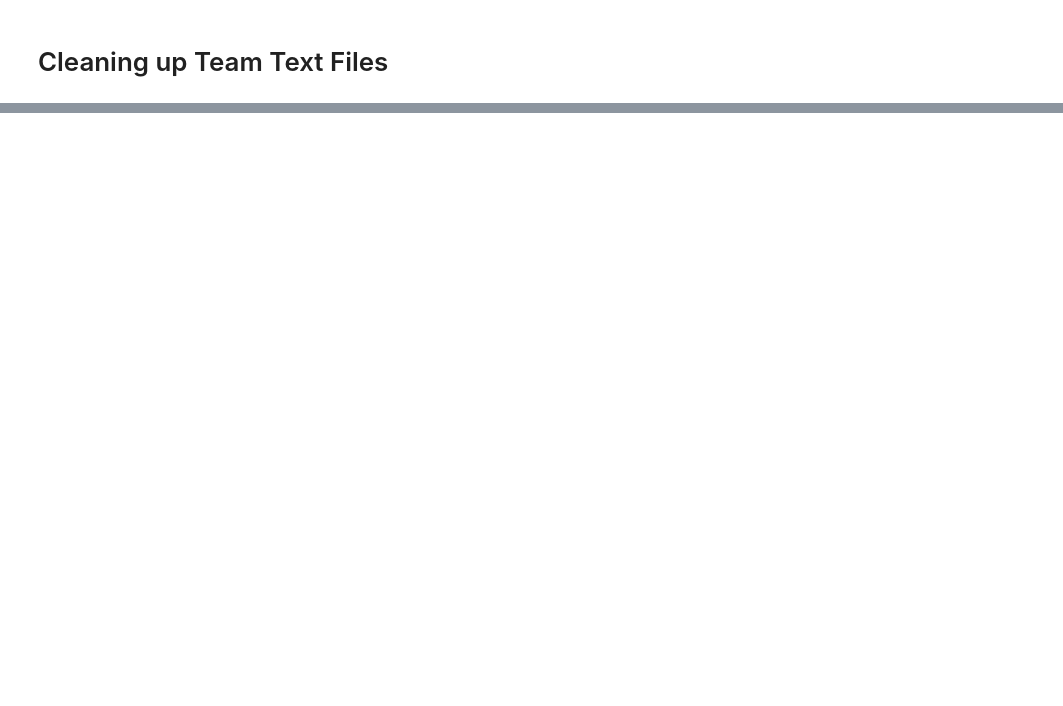
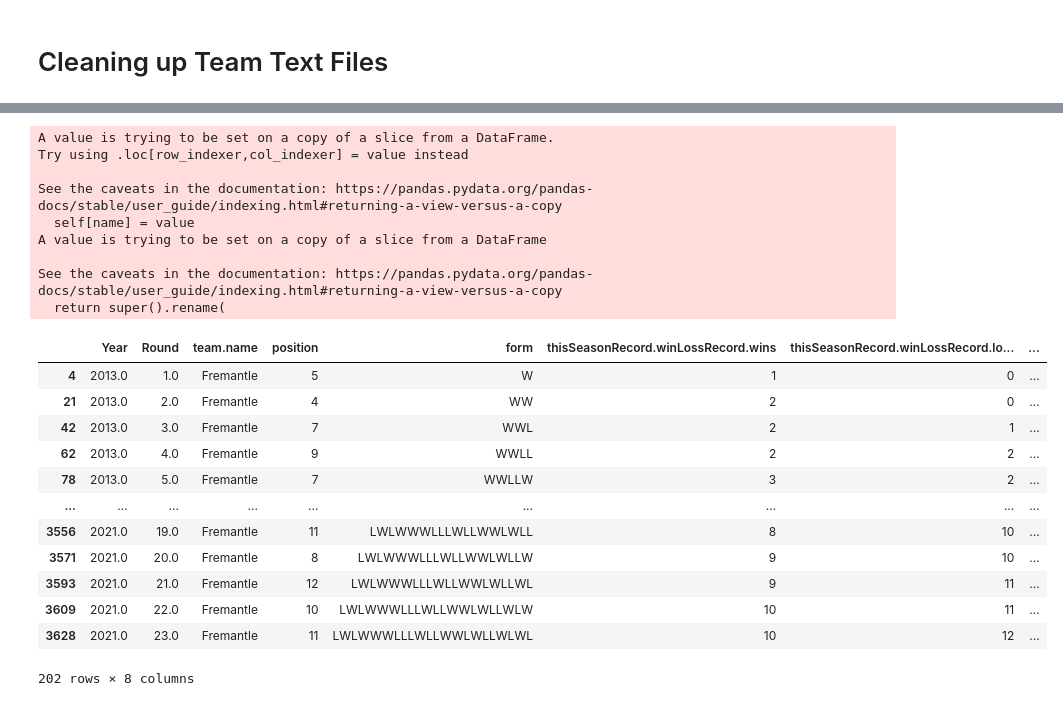
Before and after one commit to mitchgill16/AFL_Data, a Jupyter notebook: django_AFL_ML/data_cleaning.ipynb, the cells around one changed output, grey strips where cells are left out. Cells and saved outputs as stored; diff of their text form; code cells hidden in the pictures; blank space fills up the shorter version.

```diff
--- a/django_AFL_ML/data_cleaning.ipynb
+++ b/django_AFL_ML/data_cleaning.ipynb
@@ -159,0 +118,29 @@ True
+# %%
+team_ladders = ladders[ladders.isin([current_team]).any(axis=1)]
+team_ladders.season = team_ladders.season.astype(float)
+team_ladders.round_number = team_ladders.round_number.astype(float)
+team_ladders.rename(columns={"season": "Year", "round_number": "Round"}, inplace=True)
+team_ladders
+# %% [output]
+A value is trying to be set on a copy of a slice from a DataFrame.
+Try using .loc[row_indexer,col_indexer] = value instead
+
+See the caveats in the documentation: https://pandas.pydata.org/pandas-docs/stable/user_guide/indexing.html#returning-a-view-versus-a-copy
+  self[name] = value
+A value is trying to be set on a copy of a slice from a DataFrame
+
+See the caveats in the documentation: https://pandas.pydata.org/pandas-docs/stable/user_guide/indexing.html#returning-a-view-versus-a-copy
+  return super().rename(
+|  | Year | Round | team.name | position | form | thisSeasonRecord.winLossRecord.wins | thisSeasonRecord.winLossRecord.lo... | ... |
+| 4 | 2013.0 | 1.0 | Fremantle | 5 | W | 1 | 0 | ... |
+| 21 | 2013.0 | 2.0 | Fremantle | 4 | WW | 2 | 0 | ... |
+| 42 | 2013.0 | 3.0 | Fremantle | 7 | WWL | 2 | 1 | ... |
+| 62 | 2013.0 | 4.0 | Fremantle | 9 | WWLL | 2 | 2 | ... |
+| 78 | 2013.0 | 5.0 | Fremantle | 7 | WWLLW | 3 | 2 | ... |
+| ... | ... | ... | ... | ... | ... | ... | ... | ... |
+| 3556 | 2021.0 | 19.0 | Fremantle | 11 | LWLWWWLLLWLLWWLWLL | 8 | 10 | ... |
+| 3571 | 2021.0 | 20.0 | Fremantle | 8 | LWLWWWLLLWLLWWLWLLW | 9 | 10 | ... |
+| 3593 | 2021.0 | 21.0 | Fremantle | 12 | LWLWWWLLLWLLWWLWLLWL | 9 | 11 | ... |
+| 3609 | 2021.0 | 22.0 | Fremantle | 10 | LWLWWWLLLWLLWWLWLLWLW | 10 | 11 | ... |
+| 3628 | 2021.0 | 23.0 | Fremantle | 11 | LWLWWWLLLWLLWWLWLLWLWL | 10 | 12 | ... |
+202 rows × 8 columns
```
Also changed, not shown: parts of 11 cells of this notebook, 20 other files.
